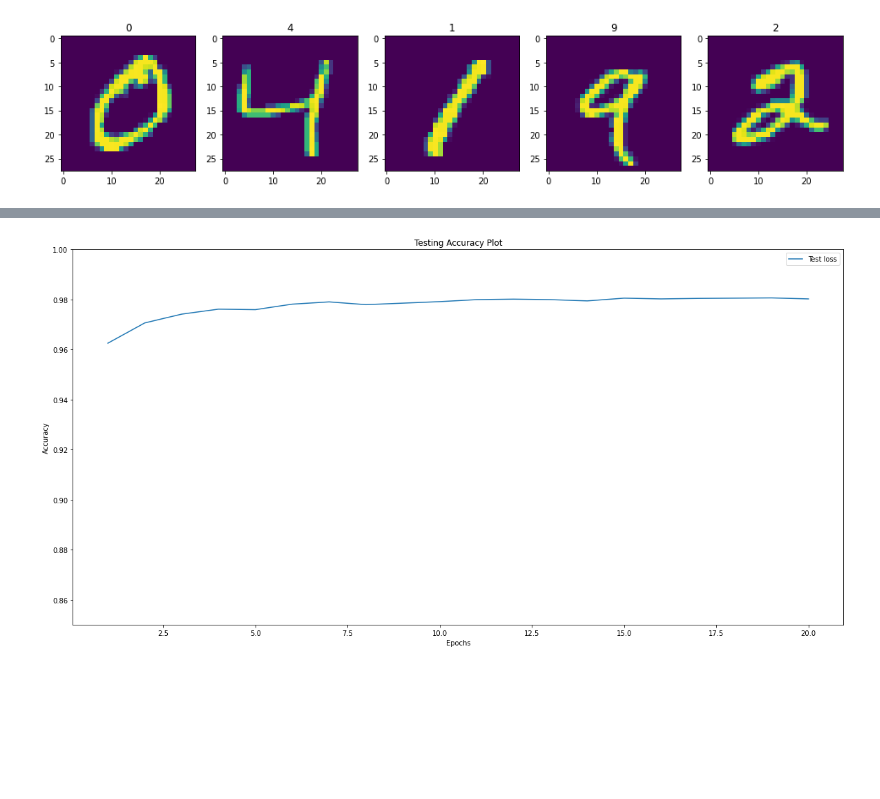
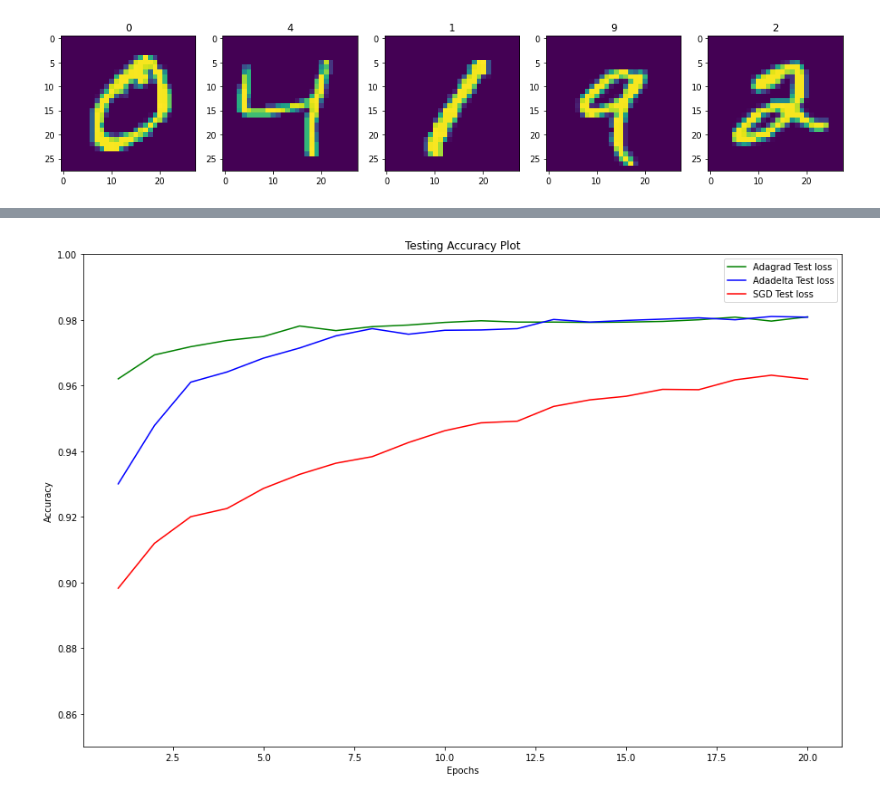
Before and after one commit to 7201krap/COMS30045_Individual-Project, a Jupyter notebook: MNIST_FINAL.ipynb, the cells around one changed output, grey strips where cells are left out. Saved outputs shown, nothing was run; the diff lists cells and outputs as text; code cells hidden in the pictures; blank space fills up the shorter version.

```diff
--- a/MNIST_FINAL.ipynb
+++ b/MNIST_FINAL.ipynb
@@ -41,6 +51,7 @@ plt.show()
 # %% [output]
 [figure]
 # %%
+# Define the model
 class Model(torch.nn.Module):
     def __init__(self):
         super(Model, self).__init__()
@@ -55,15 +66,18 @@ class Model(torch.nn.Module):
         pred = self.linear_2(x)
 
         return pred
+
+model_adagrad = Model()
+model_adadelta = Model()
+model_sgd = Model()
 # %%
-model = Model()
-criterion = torch.nn.CrossEntropyLoss()
+# Set up optimizers
 
-# # adagrad
-# optimizer = torch.optim.Adagrad(model.parameters(), lr=0.1)
+# adagrad
+adagrad_optimizer  = torch.optim.Adagrad(model_adagrad.parameters(), lr=0.1)
 
 # adadelta
-optimizer = torch.optim.Adadelta(model.parameters(), lr=1)
+adadelta_optimizer = torch.optim.Adadelta(model_adadelta.parameters(), lr=1)
 
-# # SGD
-# optimizer = torch.optim.SGD(model.parameters(), lr=0.1)
+# SGD
+sgd_optimizer      = torch.optim.SGD(model_sgd.parameters(), lr=0.1)
@@ -144,0 +155,9 @@ KeyboardInterrupt: ignored
+# %%
+print("\n===== Entering Adagrad optimizer =====\n")
+adagrad_no_epochs,  adagrad_test_acc, adagrad_test_loss   = my_trainer(optimizer=adagrad_optimizer, model=model_adagrad)
+
+print("\n===== Entering Adadelta optimizer =====\n")
+adadelta_no_epochs, adadelta_test_acc, adadelta_test_loss = my_trainer(optimizer=adadelta_optimizer, model=model_adadelta)
+
+print("\n===== Entering SGD optimizer =====\n")
+sgd_no_epochs,      sgd_test_acc, sgd_test_loss           = my_trainer(optimizer=sgd_optimizer, model=model_sgd)
@@ -156,11 +191,13 @@ plt.show()
 # %%
-fig = plt.figure(figsize=(20, 10))
-plt.plot(np.arange(1, no_epochs+1), test_acc,  label="Test loss")
+fig = plt.figure(figsize=(15, 10))
+plt.plot(np.arange(1, no_epochs+1), adagrad_test_acc,   label="Adagrad Test loss", color='g')
+plt.plot(np.arange(1, no_epochs+1), adadelta_test_acc,  label="Adadelta Test loss", color='b')
+plt.plot(np.arange(1, no_epochs+1), sgd_test_acc,       label="SGD Test loss", color='r')
 plt.xlabel('Epochs')
 plt.ylabel('Accuracy')
 plt.ylim(0.85, 1)
 plt.title("Testing Accuracy Plot")
 plt.legend(loc='best')
 plt.show()
 # %% [output]
-[figure, old version]
+[figure, new version]
```
Also changed, not shown: parts of 5 cells of this notebook.
